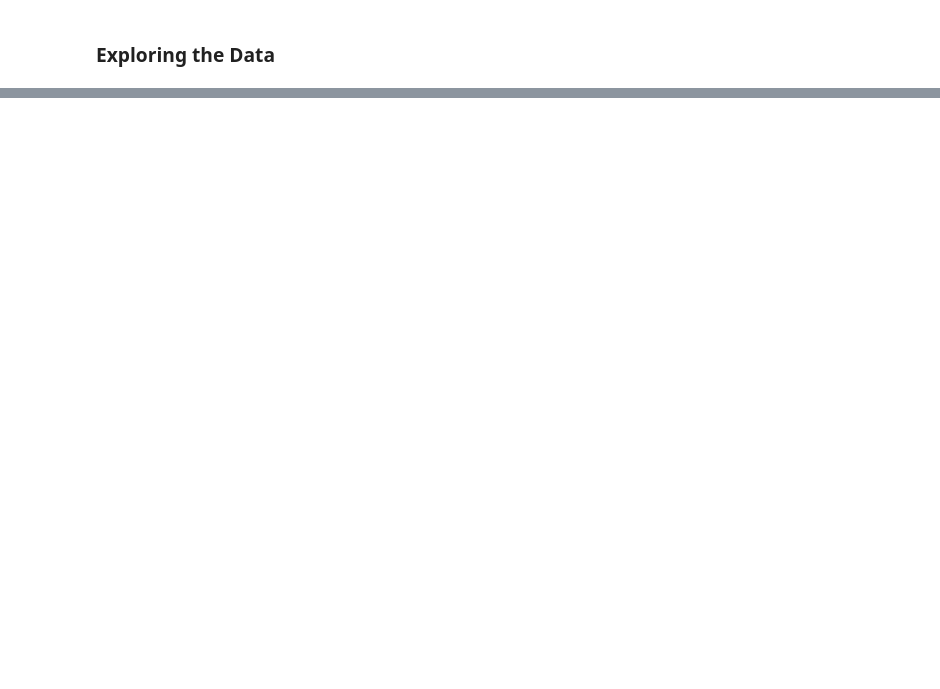
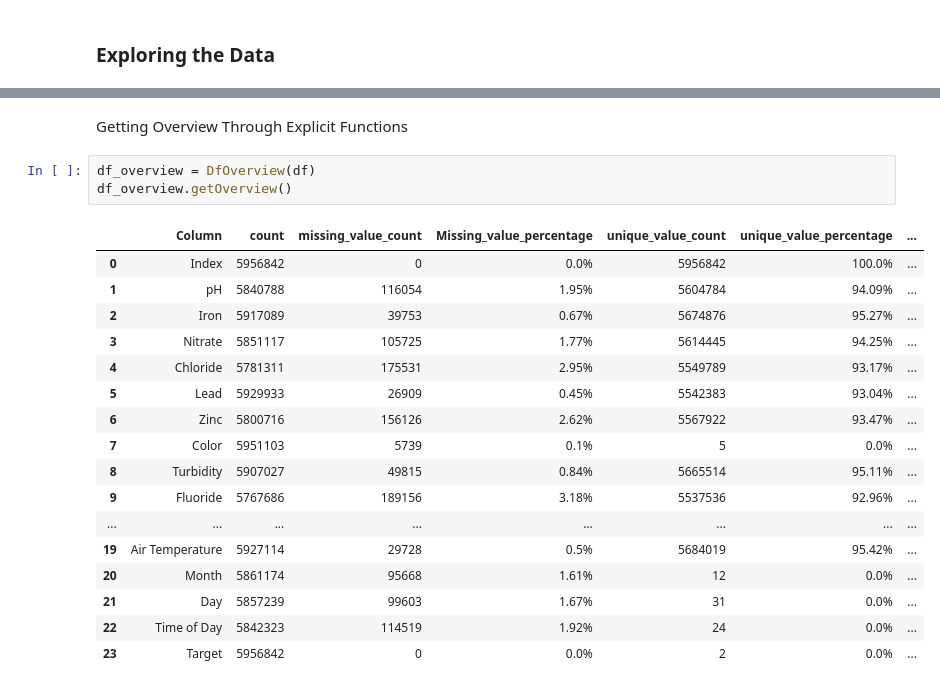
Before and after one commit to drshahizan/Python_EDA, a Jupyter notebook: assignment/ass3/bdm/RAM/ass3.ipynb, the cells around one changed output, grey strips where cells are left out. Saved outputs shown, nothing was run; the diff lists cells and outputs as text; blank space fills up the shorter version.

```diff
--- a/assignment/ass3/bdm/RAM/ass3.ipynb
+++ b/assignment/ass3/bdm/RAM/ass3.ipynb
@@ -97,0 +254,23 @@ text - review body
+# %% [markdown]
+Getting Overview Through Explicit Functions
+# %%
+df_overview = DfOverview(df)
+df_overview.getOverview()
+# %% [output]
+|  | Column | count | missing_value_count | Missing_value_percentage | unique_value_count | unique_value_percentage | ... |
+| 0 | Index | 5956842 | 0 | 0.0% | 5956842 | 100.0% | ... |
+| 1 | pH | 5840788 | 116054 | 1.95% | 5604784 | 94.09% | ... |
+| 2 | Iron | 5917089 | 39753 | 0.67% | 5674876 | 95.27% | ... |
+| 3 | Nitrate | 5851117 | 105725 | 1.77% | 5614445 | 94.25% | ... |
+| 4 | Chloride | 5781311 | 175531 | 2.95% | 5549789 | 93.17% | ... |
+| 5 | Lead | 5929933 | 26909 | 0.45% | 5542383 | 93.04% | ... |
+| 6 | Zinc | 5800716 | 156126 | 2.62% | 5567922 | 93.47% | ... |
+| 7 | Color | 5951103 | 5739 | 0.1% | 5 | 0.0% | ... |
+| 8 | Turbidity | 5907027 | 49815 | 0.84% | 5665514 | 95.11% | ... |
+| 9 | Fluoride | 5767686 | 189156 | 3.18% | 5537536 | 92.96% | ... |
+| ... | ... | ... | ... | ... | ... | ... | ... |
+| 19 | Air Temperature | 5927114 | 29728 | 0.5% | 5684019 | 95.42% | ... |
+| 20 | Month | 5861174 | 95668 | 1.61% | 12 | 0.0% | ... |
+| 21 | Day | 5857239 | 99603 | 1.67% | 31 | 0.0% | ... |
+| 22 | Time of Day | 5842323 | 114519 | 1.92% | 24 | 0.0% | ... |
+| 23 | Target | 5956842 | 0 | 0.0% | 2 | 0.0% | ... |
```
Also changed, not shown: parts of 14 cells of this notebook.
